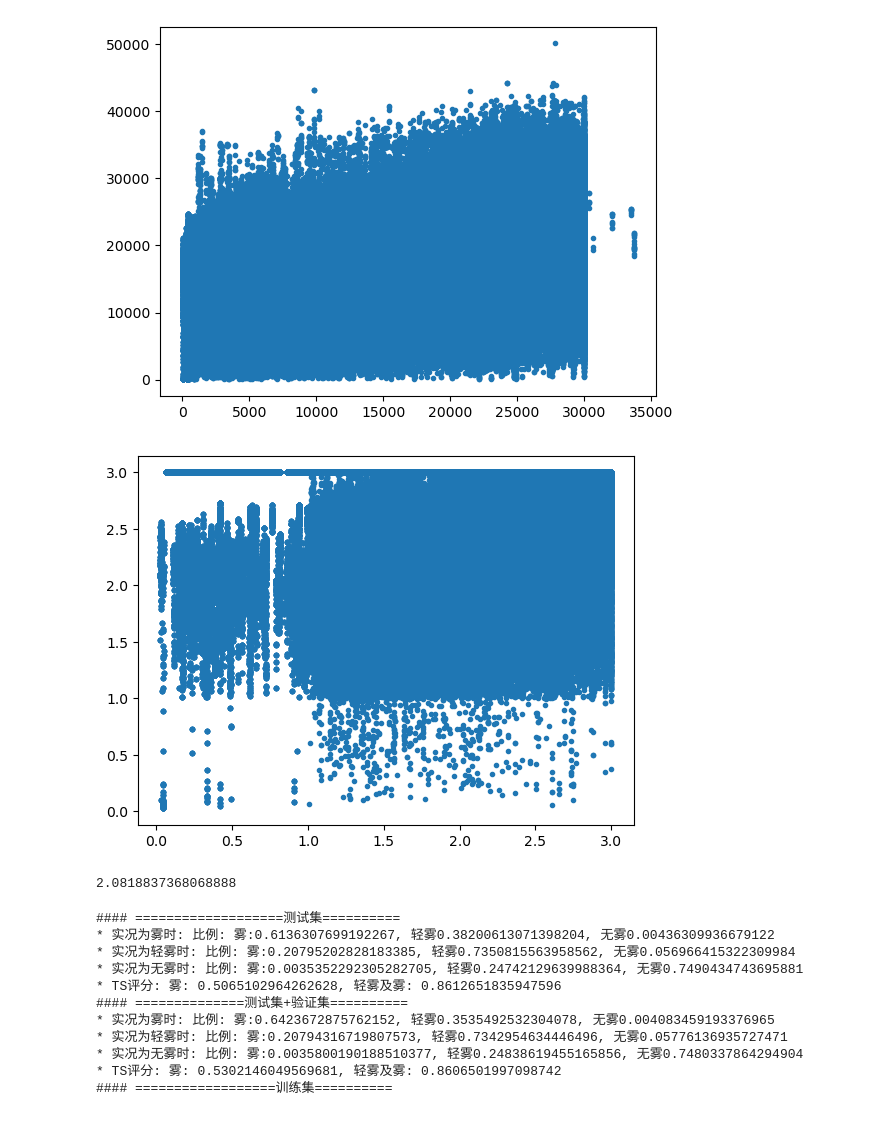
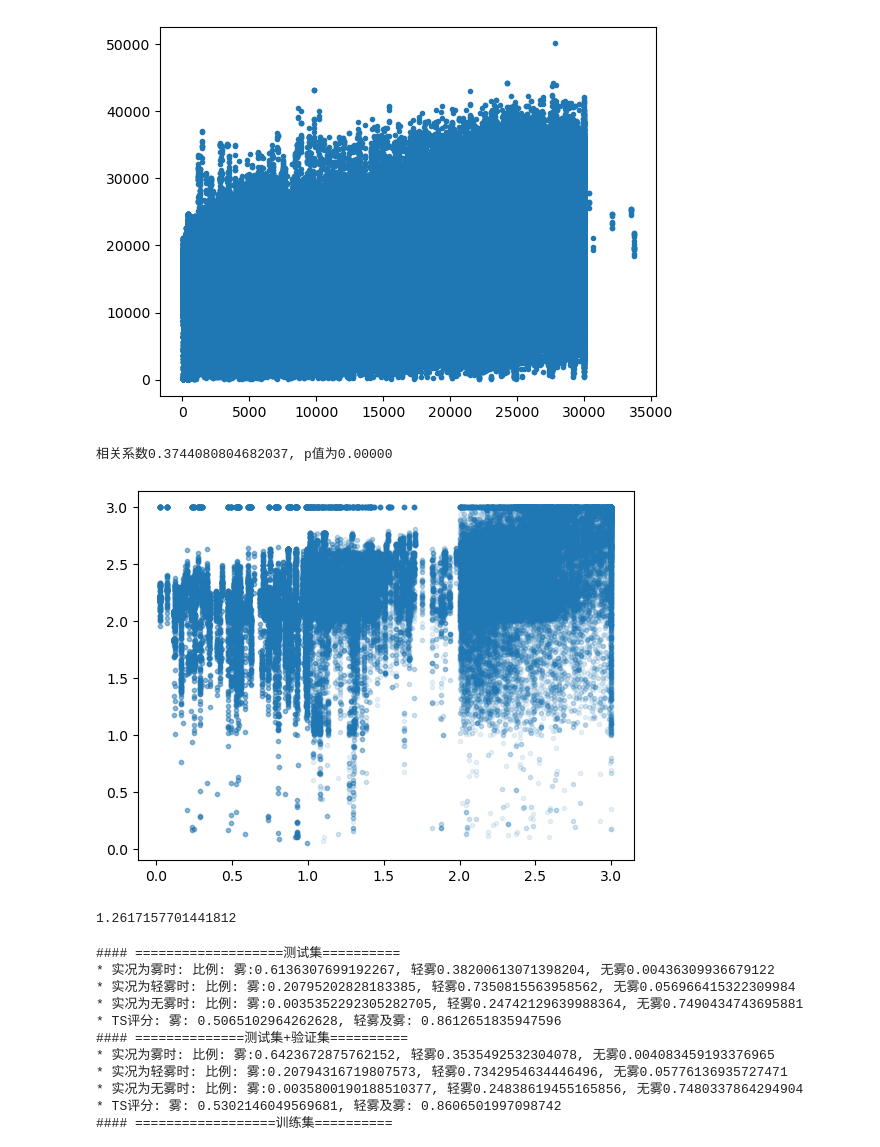
Before and after one commit to hanchyhill/python, a Jupyter notebook: seafog/src/tf2/sea_fog_reg_model_all.ipynb, the cells around one changed output. Cells and saved outputs as stored; diff of their text form; code cells hidden in the pictures.

```diff
--- a/seafog/src/tf2/sea_fog_reg_model_all.ipynb
+++ b/seafog/src/tf2/sea_fog_reg_model_all.ipynb
@@ -388,13 +371,18 @@ plt.plot(df_train['station_vis'].values,df_train['visi'],'.')
 plt.show()
 # %% [output]
 [figure]
+# %%
+r,p = pearsonr(df_test['visi'].apply(linear_vis),df_test['station_vis'].apply(linear_vis))
+print(f'相关系数{r}, p值为{p:.5f}')
+# %% [output]
+相关系数0.3744080804682037, p值为0.00000
 # %%
-plt.plot(df_train['station_vis'].apply(linear_vis),df_train['visi'].apply(linear_vis),'.')
+plt.plot(df_test['station_vis'].apply(linear_vis),df_test['visi'].apply(linear_vis),'.', alpha=0.1)
 plt.show()
-print(mean_squared_error(df_train['station_vis'].apply(linear_vis),df_train['visi'].apply(linear_vis)))
+print(mean_squared_error(df_test['station_vis'].apply(linear_vis),df_test['visi'].apply(linear_vis)))
 # %% [output]
-[figure, old version]
+[figure, new version]
-2.0818837368068888
+1.2617157701441812
 # %%
 p_test = tf.nn.softmax(predictions).numpy()
 # %%
```
Also changed, not shown: parts of 1 cell of this notebook, 6 other files.
